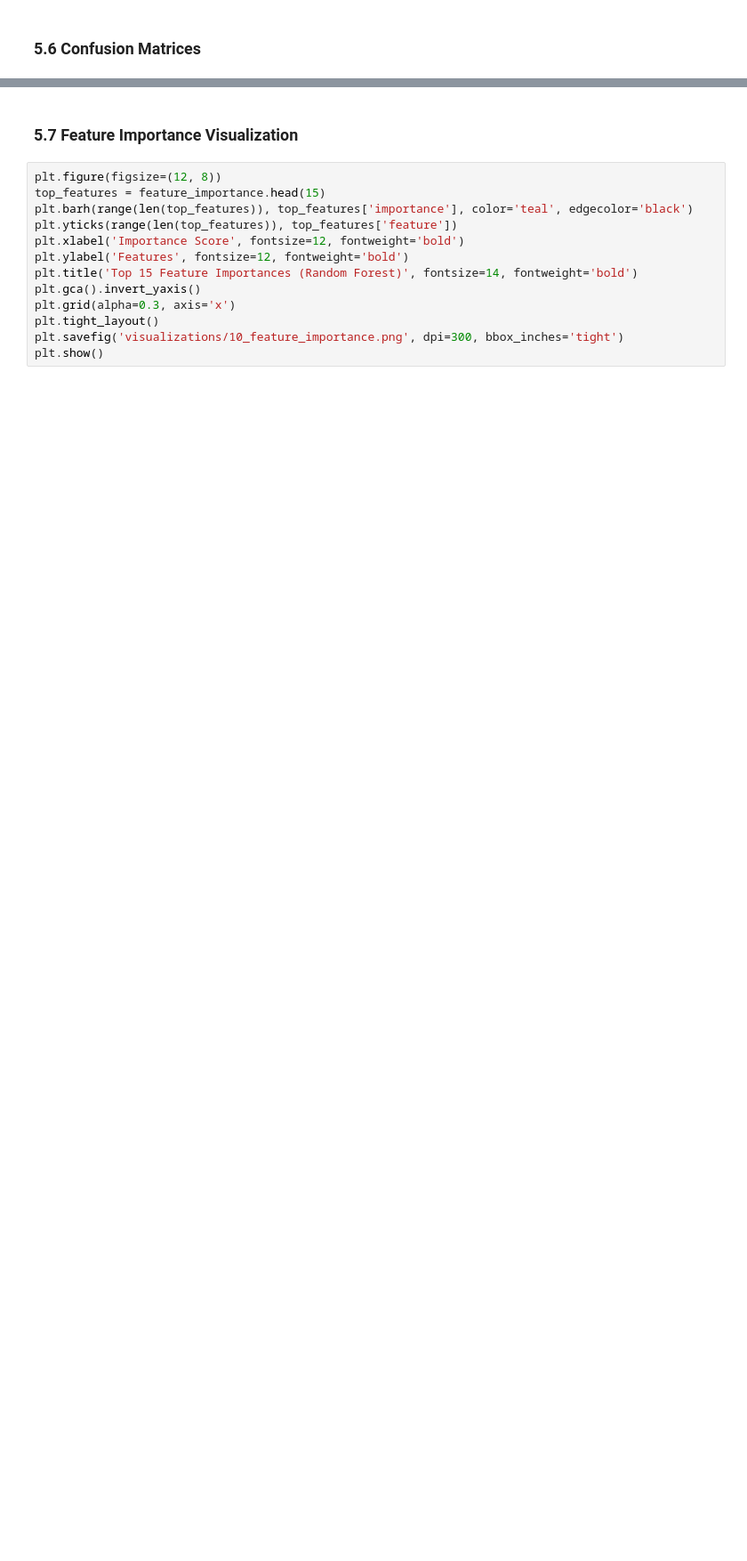
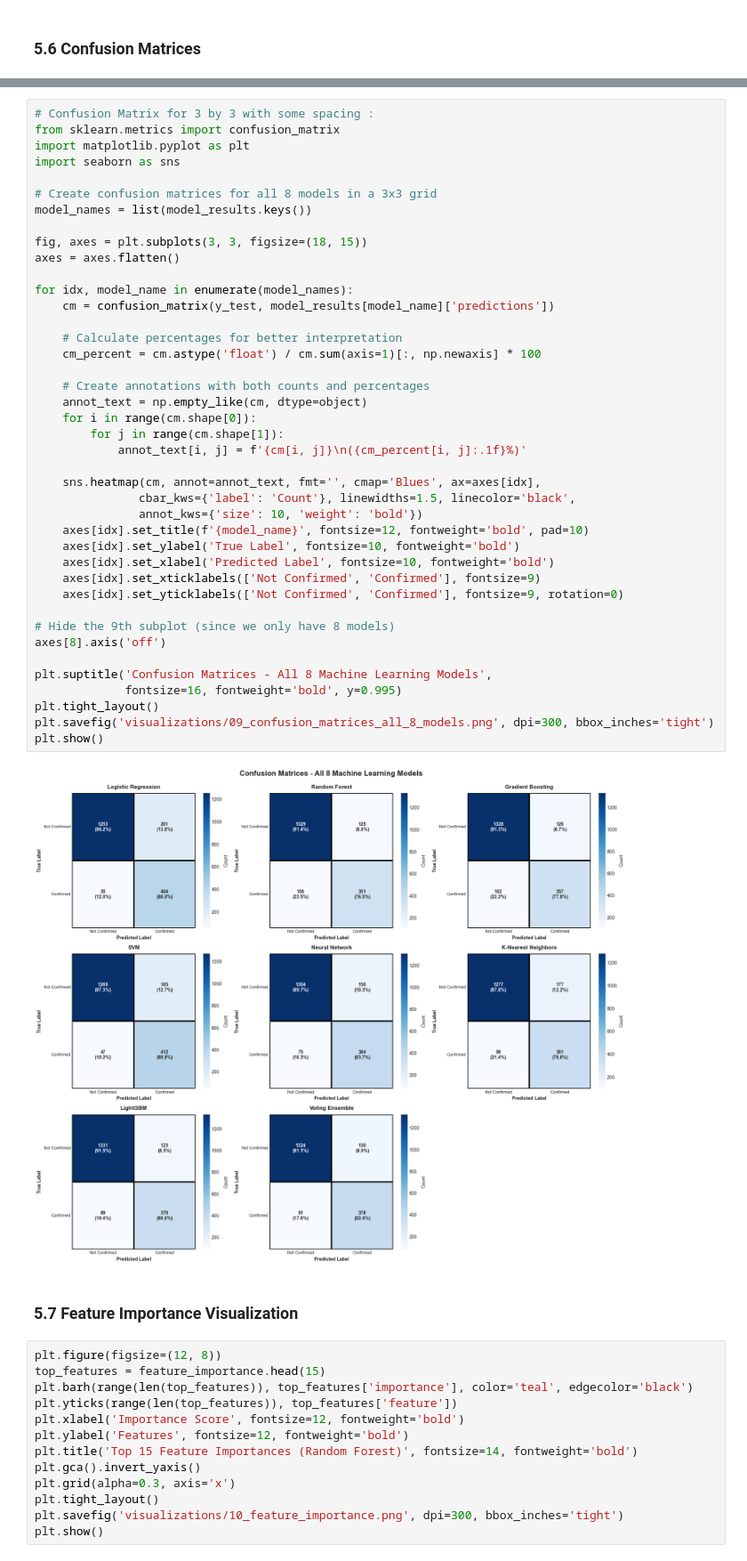
Before and after one commit to novance-ux/Planet_Search_algo, a Jupyter notebook: stellar analytics/kepler_analysis.ipynb, the cells around one changed output, grey strips where cells are left out. Shown at 89% size. Cells and saved outputs as stored; diff of their text form; blank space fills up the shorter version.

```diff
--- a/stellar analytics/kepler_analysis.ipynb
+++ b/stellar analytics/kepler_analysis.ipynb
@@ -653,3 +1031,46 @@ plt.show()
+# %%
+# Confusion Matrix for 3 by 3 with some spacing :
+from sklearn.metrics import confusion_matrix
+import matplotlib.pyplot as plt
+import seaborn as sns
+
+# Create confusion matrices for all 8 models in a 3x3 grid
+model_names = list(model_results.keys())
+
+fig, axes = plt.subplots(3, 3, figsize=(18, 15))
+axes = axes.flatten()
+
+for idx, model_name in enumerate(model_names):
+    cm = confusion_matrix(y_test, model_results[model_name]['predictions'])
+
+    # Calculate percentages for better interpretation
+    cm_percent = cm.astype('float') / cm.sum(axis=1)[:, np.newaxis] * 100
+
+    # Create annotations with both counts and percentages
+    annot_text = np.empty_like(cm, dtype=object)
+    for i in range(cm.shape[0]):
+        for j in range(cm.shape[1]):
+            annot_text[i, j] = f'{cm[i, j]}\n({cm_percent[i, j]:.1f}%)'
+
+    sns.heatmap(cm, annot=annot_text, fmt='', cmap='Blues', ax=axes[idx],
+               cbar_kws={'label': 'Count'}, linewidths=1.5, linecolor='black',
+               annot_kws={'size': 10, 'weight': 'bold'})
+    axes[idx].set_title(f'{model_name}', fontsize=12, fontweight='bold', pad=10)
+    axes[idx].set_ylabel('True Label', fontsize=10, fontweight='bold')
+    axes[idx].set_xlabel('Predicted Label', fontsize=10, fontweight='bold')
+    axes[idx].set_xticklabels(['Not Confirmed', 'Confirmed'], fontsize=9)
+    axes[idx].set_yticklabels(['Not Confirmed', 'Confirmed'], fontsize=9, rotation=0)
+
+# Hide the 9th subplot (since we only have 8 models)
+axes[8].axis('off')
+
+plt.suptitle('Confusion Matrices - All 8 Machine Learning Models',
+             fontsize=16, fontweight='bold', y=0.995)
+plt.tight_layout()
+plt.savefig('visualizations/09_confusion_matrices_all_8_models.png', dpi=300, bbox_inches='tight')
+plt.show()
+# %% [output]
+[figure, added]
 # %% [markdown]
 ### 5.7 Feature Importance Visualization
 # %%
```
Also changed, not shown: parts of 22 cells of this notebook, 13 other files.
